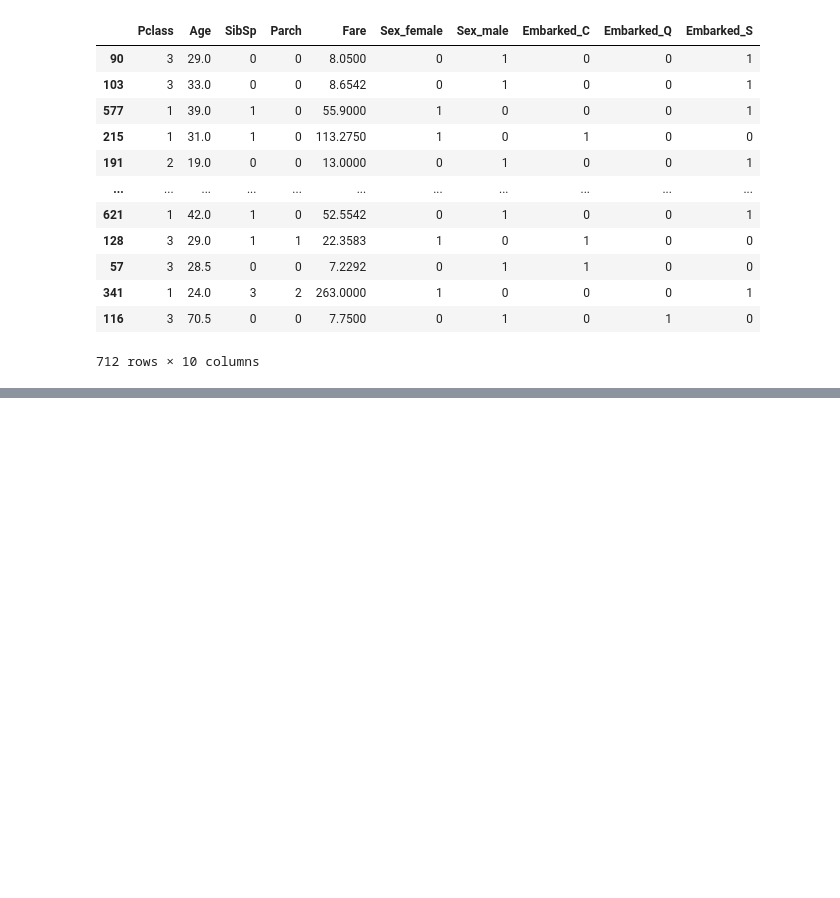
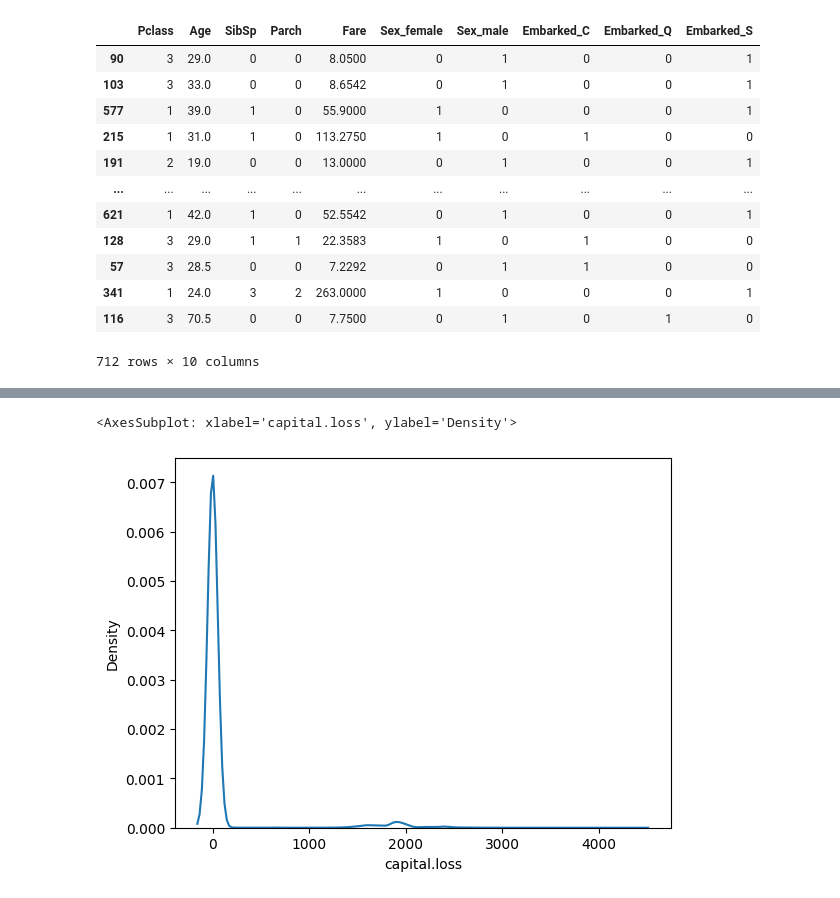
Before and after one commit to meshob2002/Big_certi_practice, a Jupyter notebook: Big_Certification.ipynb, the cells around one changed output, grey strips where cells are left out. Saved outputs shown, nothing was run; the diff lists cells and outputs as text; code cells hidden in the pictures; blank space fills up the shorter version.

```diff
--- a/Big_Certification.ipynb
+++ b/Big_Certification.ipynb
@@ -3191,0 +3247,8 @@ print('정확도 : ', clf.score(X,y))
+# %%
+# Svm
+from sklearn.svm import SVC
+svm_clf = SVC()
+svm_clf.fit(X_train,y)
+svm_clf.predict(X_train)
+print('Train 정확도 : ', svm_clf.score(X_train,y)) #Underfitting
+print('Test 정확도 : ', svm_clf.score(X_test,y_t))
@@ -3191,0 +3642,5 @@ print('정확도 : ', clf.score(X,y))
+# %%
+sns.kdeplot(X_train['capital.loss'])
+# %% [output]
+<AxesSubplot: xlabel='capital.loss', ylabel='Density'>
+[figure, added]
```
Also changed, not shown: parts of 67 cells of this notebook.
